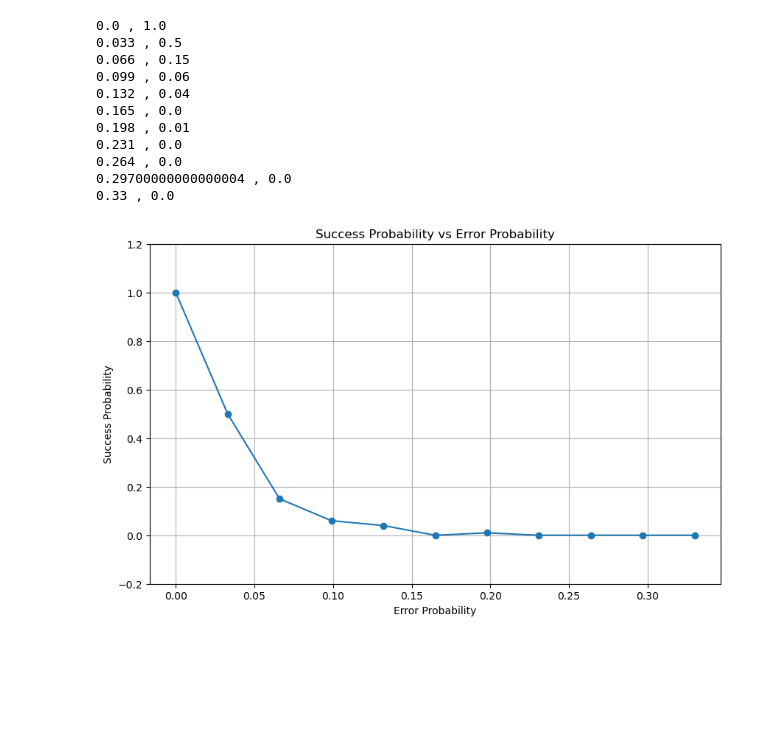
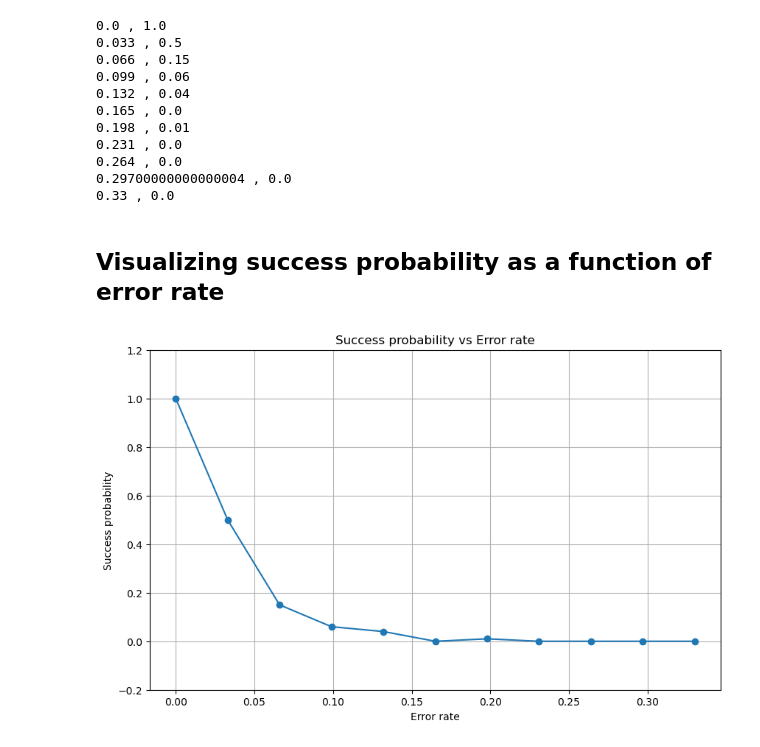
Before and after one commit to keshavdahiya/quantum_Hamming_code, a Jupyter notebook: main.ipynb, the cells around one changed output. Cells and saved outputs as stored; diff of their text form; code cells hidden in the pictures; blank space fills up the shorter version.

```diff
--- a/main.ipynb
+++ b/main.ipynb
@@ -94,14 +148,16 @@ for p in x_values:
 0.264 , 0.0
 0.29700000000000004 , 0.0
 0.33 , 0.0
+# %% [markdown]
+## Visualizing success probability as a function of error rate
 # %%
 plt.figure(figsize=(10,6))
 plt.plot(x_values, y_values, marker='o')
-plt.xlabel('Error Probability')
-plt.ylabel('Success Probability')
-plt.title('Success Probability vs Error Probability')
+plt.xlabel('Error rate')
+plt.ylabel('Success probability')
+plt.title('Success probability vs Error rate')
 plt.grid(True)
 plt.ylim(-0.2, 1.2)
 plt.show()
 # %% [output]
-[figure, old version]
+[figure, new version]
```
Also changed, not shown: parts of 6 cells of this notebook.
